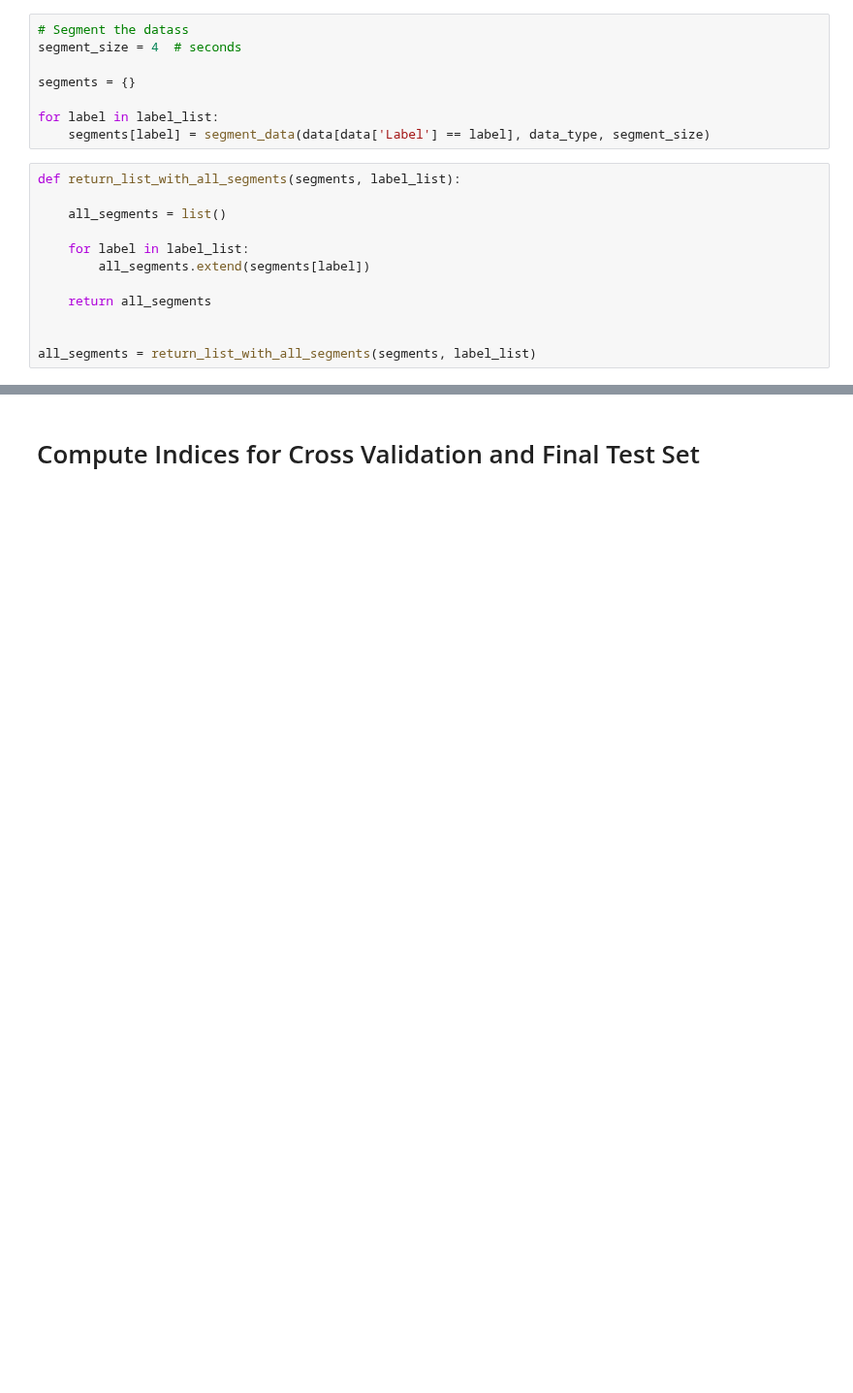
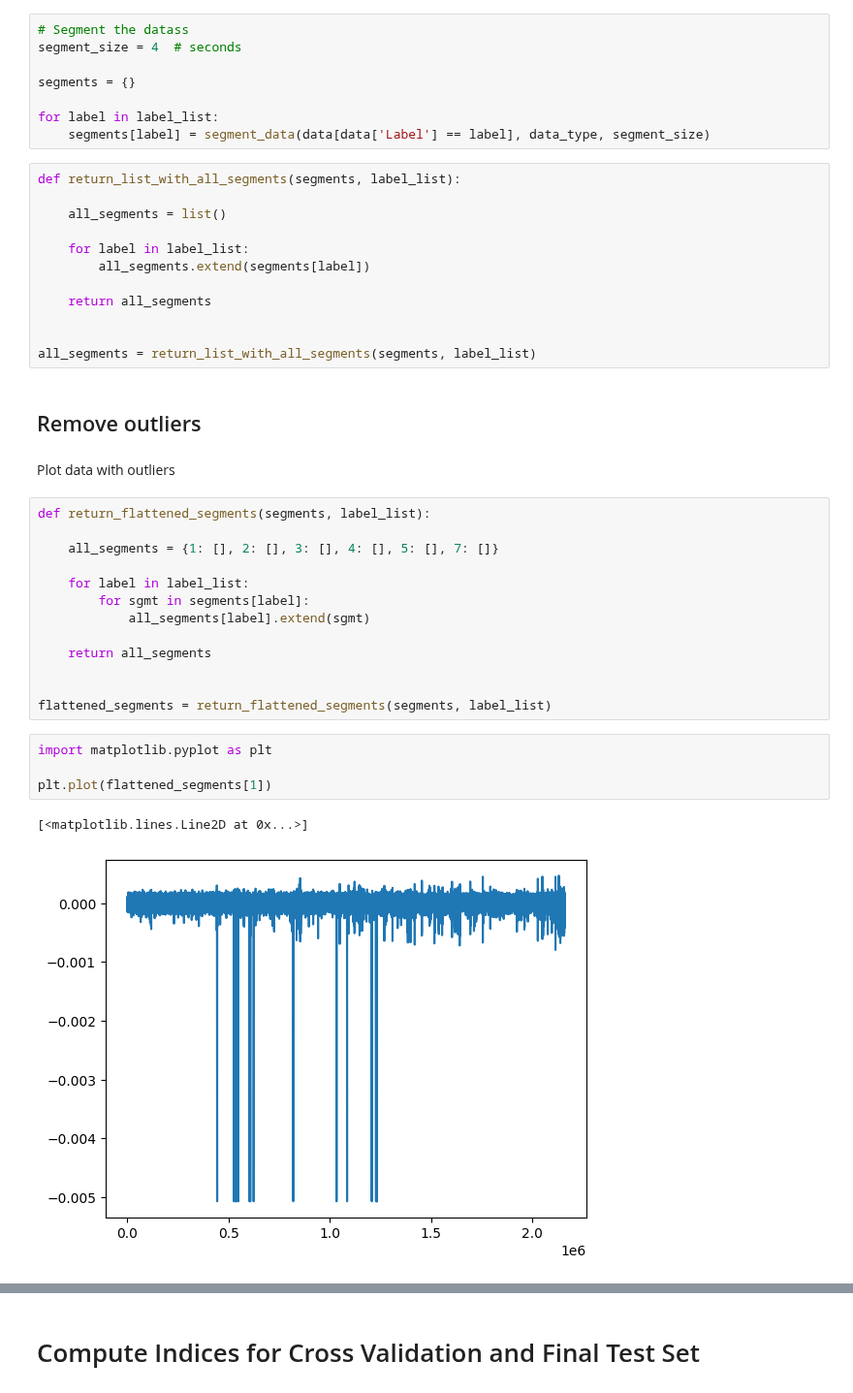
Before and after one commit to peppey/Topological-Data-Analysis-on-Brain-Data, a Jupyter notebook: Sleep_Data/Preprocessing_And_Computing_Persistence_Diagrams.ipynb, the cells around one changed output, grey strips where cells are left out. Shown at 97% size. Saved outputs shown, nothing was run; the diff lists cells and outputs as text; blank space fills up the shorter version.

Commit message:
Revised outlier check

```diff
--- a/Sleep_Data/Preprocessing_And_Computing_Persistence_Diagrams.ipynb
+++ b/Sleep_Data/Preprocessing_And_Computing_Persistence_Diagrams.ipynb
@@ -110,3 +167,27 @@ def return_list_with_all_segments(segments, label_list):
 
 
 all_segments = return_list_with_all_segments(segments, label_list)
+# %% [markdown]
+## Remove outliers
+# %% [markdown]
+Plot data with outliers
+# %%
+def return_flattened_segments(segments, label_list):
+
+    all_segments = {1: [], 2: [], 3: [], 4: [], 5: [], 7: []}
+
+    for label in label_list:
+        for sgmt in segments[label]:
+            all_segments[label].extend(sgmt)
+
+    return all_segments
+
+
+flattened_segments = return_flattened_segments(segments, label_list)
+# %%
+import matplotlib.pyplot as plt
+
+plt.plot(flattened_segments[1])
+# %% [output]
+[<matplotlib.lines.Line2D at 0x...>]
+[figure, added]
```
Also changed, not shown: parts of 10 cells of this notebook.
